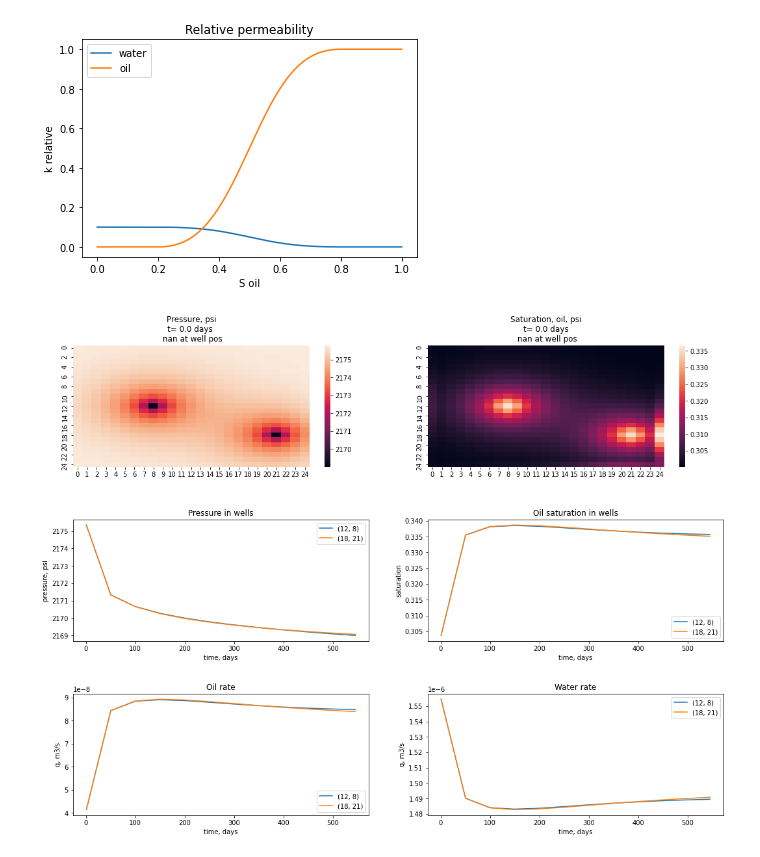
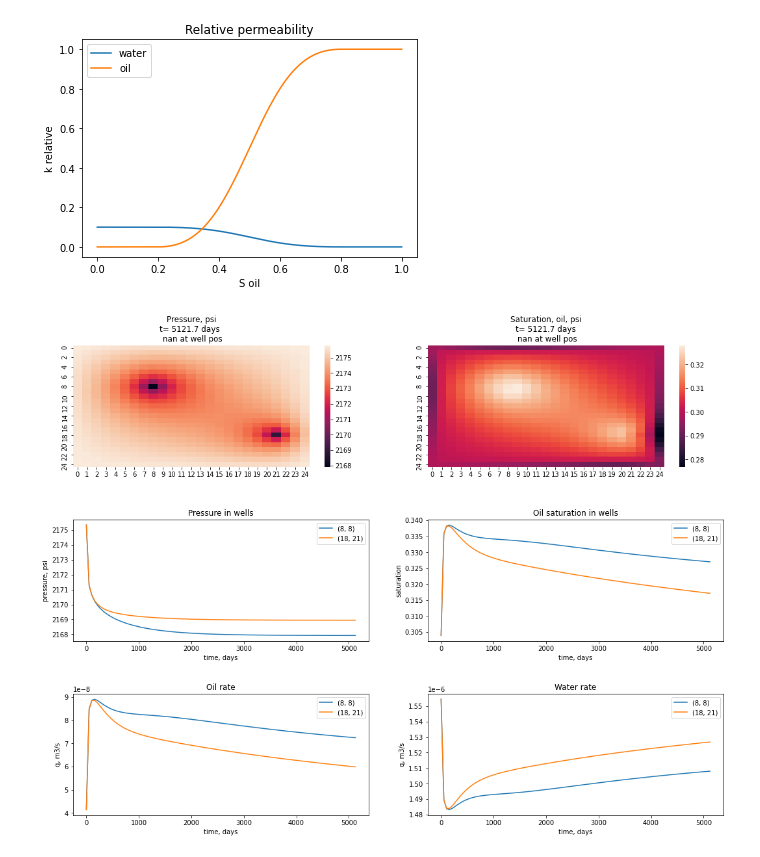
Before and after one commit to lemikhovalex/ReservoirModel, a Jupyter notebook: now_do_simple_models/07_2liq_2d_env.ipynb, the cells around one changed output. Drawn from its saved outputs; the diff is of its cells as text; code cells hidden in the pictures.

Commit message:
now saturation upd is stable on heatmap

```diff
--- a/now_do_simple_models/07_2liq_2d_env.ipynb
+++ b/now_do_simple_models/07_2liq_2d_env.ipynb
@@ -19,7 +19,7 @@ p_0 = 150 * 10 ** 5  # psi to Pa
 d = 10  # m
 dt = 120  # s
 s_0 = 0.3
-s_b = 0.4
+s_b = 0.1
 p = np.ones((nx*ny, 1)) * p_0
 s_o = np.ones((nx*ny, 1)) * s_0
 s_w = np.ones((nx*ny, 1))* (1 - s_0)
@@ -75,7 +75,7 @@ s_w = ResState(s_w, 1 - s_b, prop)
 # %%
 from reservoir import get_lapl_one_ph
 # %%
-pos_r = {(12, 8): 0.1, (18, 21): 0.1}
+pos_r = {(8, 8): 0.1, (18, 21): 0.1}
 delta_p_well = -100 * 6894.
 delta_p_vec = np.ones((nx*ny, 1)) * delta_p_well
 # %%
@@ -126,36 +126,36 @@ for i in tqdm(range(n_iter)):
         f.tight_layout(pad=6.0)
 
         sns.heatmap(env.p.v.reshape((nx, ny)) / 6894., ax=ax[0][0], cbar=True)
-        ax[0][0].set_title(f'Pressure, psi\nt={t: .1f} days \n nan at well pos')
+        ax[0][0].set_title(f'Pressure, psi\nt={env.t: .1f} days \n nan at well pos')
 
         sns.heatmap(env.s_o.v.reshape((nx, ny)), ax=ax[0][1], cbar=True, fmt=".2f")
-        ax[0][1].set_title(f'Saturation, oil, psi\nt={t: .1f} days\n nan at well pos')
+        ax[0][1].set_title(f'Saturation, oil, psi\nt={env.t: .1f} days\n nan at well pos')
 
         for w in pos_r:
             ax[1][0].plot(times, p_well_hist[w] , label=f'{w}')
             ax[1][1].plot(times, s_o_well_hist[w] , label=f'{w}')
             ax[2][0].plot(times, q_o_hist[w] , label=f'{w}')
             ax[2][1].plot(times, q_w_hist[w] , label=f'{w}')
         ax[1][0].set_xlabel('time, days')
         ax[1][0].set_ylabel('pressure, psi')
         ax[1][0].set_title('Pressure in wells')
         ax[1][0].legend()
 
         ax[1][1].set_xlabel('time, days')
         ax[1][1].set_ylabel('saturation')
         ax[1][1].set_title('Oil saturation in wells')
         ax[1][1].legend()
 
         ax[2][0].set_xlabel('time, days')
         ax[2][0].set_ylabel('q, m3/s')
         ax[2][0].set_title('Oil rate')
         ax[2][0].legend()
 
         ax[2][1].set_xlabel('time, days')
         ax[2][1].set_ylabel('q, m3/s')
         ax[2][1].set_title('Water rate')
         ax[2][1].legend()
 
         plt.show()
 # %% [output]
-[figure, old version]
+[figure, new version]
```
Also changed, not shown: parts of 1 cell of this notebook, 1 other file.
